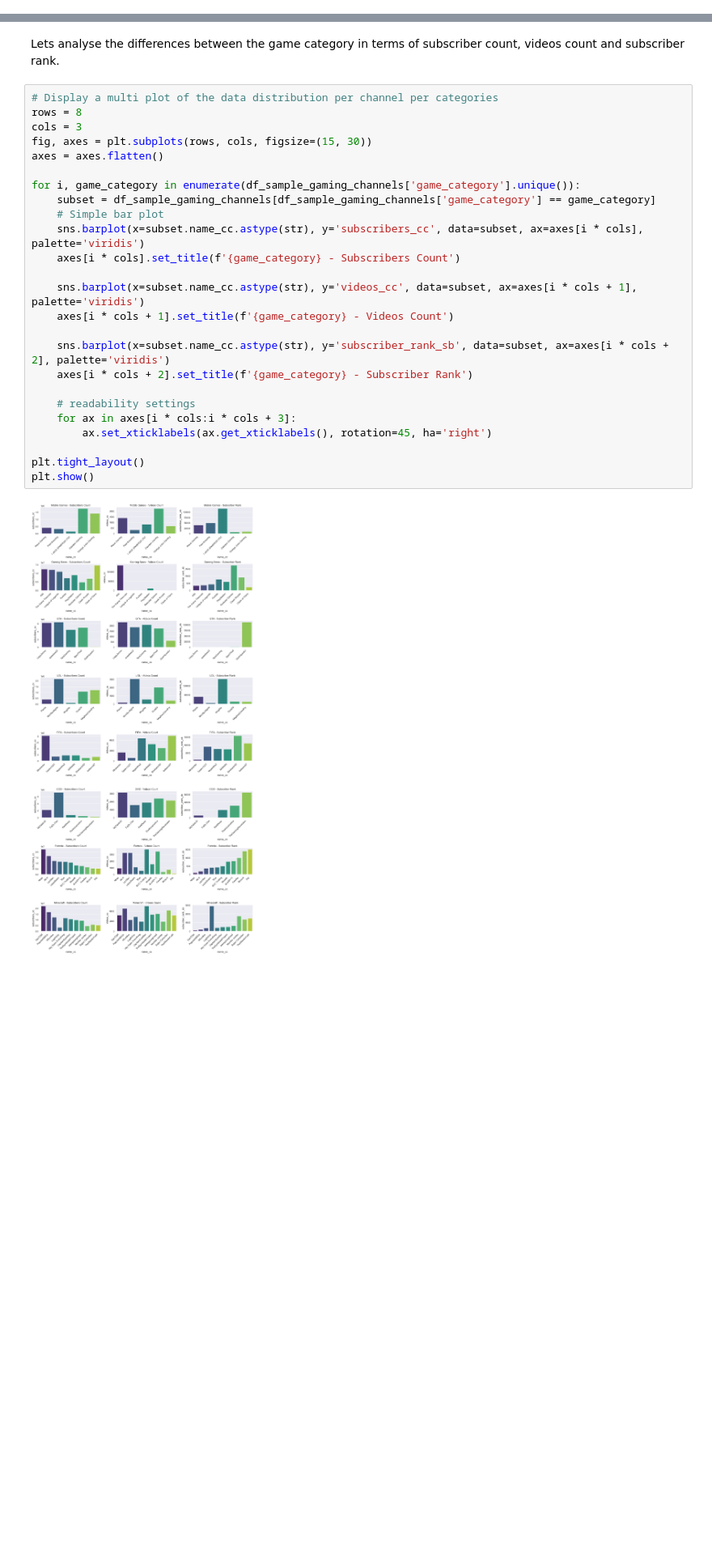
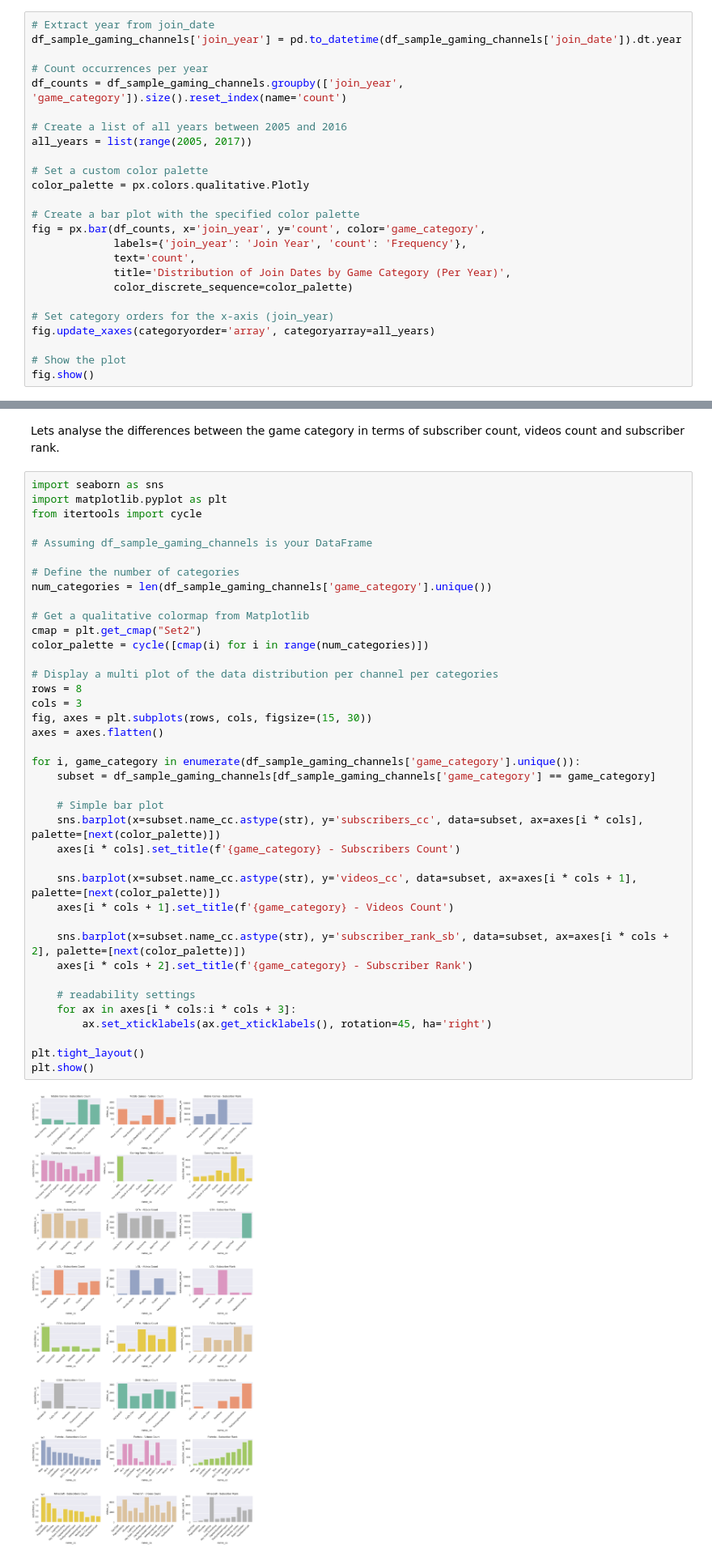
Before and after one commit to epfl-ada/ada-2023-project-analyticavengers2023, a Jupyter notebook: eda_channels_labelized.ipynb, the cells around one changed output, grey strips where cells are left out. Shown at 81% size. Cells and saved outputs as stored; diff of their text form; blank space fills up the shorter version.

```diff
--- a/eda_channels_labelized.ipynb
+++ b/eda_channels_labelized.ipynb
@@ -272,3 +268,28 @@ plt.show()
+# %%
+# Extract year from join_date
+df_sample_gaming_channels['join_year'] = pd.to_datetime(df_sample_gaming_channels['join_date']).dt.year
+
+# Count occurrences per year
+df_counts = df_sample_gaming_channels.groupby(['join_year', 'game_category']).size().reset_index(name='count')
+
+# Create a list of all years between 2005 and 2016
+all_years = list(range(2005, 2017))
+
+# Set a custom color palette
+color_palette = px.colors.qualitative.Plotly
+
+# Create a bar plot with the specified color palette
+fig = px.bar(df_counts, x='join_year', y='count', color='game_category',
+             labels={'join_year': 'Join Year', 'count': 'Frequency'},
+             text='count',
+             title='Distribution of Join Dates by Game Category (Per Year)',
+             color_discrete_sequence=color_palette)
+
+# Set category orders for the x-axis (join_year)
+fig.update_xaxes(categoryorder='array', categoryarray=all_years)
+
+# Show the plot
+fig.show()
 # %% [markdown]
 Using this plot and the dataframe we note that some channels were created before 2010 and most of the others after 2012, looking at the table we note that these old channels seems also the most famous one.
 # %%
@@ -291,32 +312,46 @@ Looking at the oldest channels, finally, some are famous, but others are not at
 # %% [markdown]
 Lets analyse the differences between the game category in terms of subscriber count, videos count and subscriber rank.
 # %%
+import seaborn as sns
+import matplotlib.pyplot as plt
+from itertools import cycle
+
+# Assuming df_sample_gaming_channels is your DataFrame
+
+# Define the number of categories
+num_categories = len(df_sample_gaming_channels['game_category'].unique())
+
+# Get a qualitative colormap from Matplotlib
+cmap = plt.get_cmap("Set2")
+color_palette = cycle([cmap(i) for i in range(num_categories)])
+
 # Display a multi plot of the data distribution per channel per categories
 rows = 8
 cols = 3
 fig, axes = plt.subplots(rows, cols, figsize=(15, 30))
 axes = axes.flatten()
 
 for i, game_category in enumerate(df_sample_gaming_channels['game_category'].unique()):
     subset = df_sample_gaming_channels[df_sample_gaming_channels['game_category'] == game_category]
+
     # Simple bar plot
-    sns.barplot(x=subset.name_cc.astype(str), y='subscribers_cc', data=subset, ax=axes[i * cols], palette='viridis')
+    sns.barplot(x=subset.name_cc.astype(str), y='subscribers_cc', data=subset, ax=axes[i * cols], palette=[next(color_palette)])
     axes[i * cols].set_title(f'{game_category} - Subscribers Count')
 
-    sns.barplot(x=subset.name_cc.astype(str), y='videos_cc', data=subset, ax=axes[i * cols + 1], palette='viridis')
+    sns.barplot(x=subset.name_cc.astype(str), y='videos_cc', data=subset, ax=axes[i * cols + 1], palette=[next(color_palette)])
     axes[i * cols + 1].set_title(f'{game_category} - Videos Count')
 
-    sns.barplot(x=subset.name_cc.astype(str), y='subscriber_rank_sb', data=subset, ax=axes[i * cols + 2], palette='viridis')
+    sns.barplot(x=subset.name_cc.astype(str), y='subscriber_rank_sb', data=subset, ax=axes[i * cols + 2], palette=[next(color_palette)])
     axes[i * cols + 2].set_title(f'{game_category} - Subscriber Rank')
 
     # readability settings
     for ax in axes[i * cols:i * cols + 3]:
         ax.set_xticklabels(ax.get_xticklabels(), rotation=45, ha='right')
 
 plt.tight_layout()
 plt.show()
 # %% [output]
-[figure, old version]
+[figure, new version]
 # %% [markdown]
 **Comments:**
 
```
Also changed, not shown: parts of 7 cells of this notebook, 1 other file.
